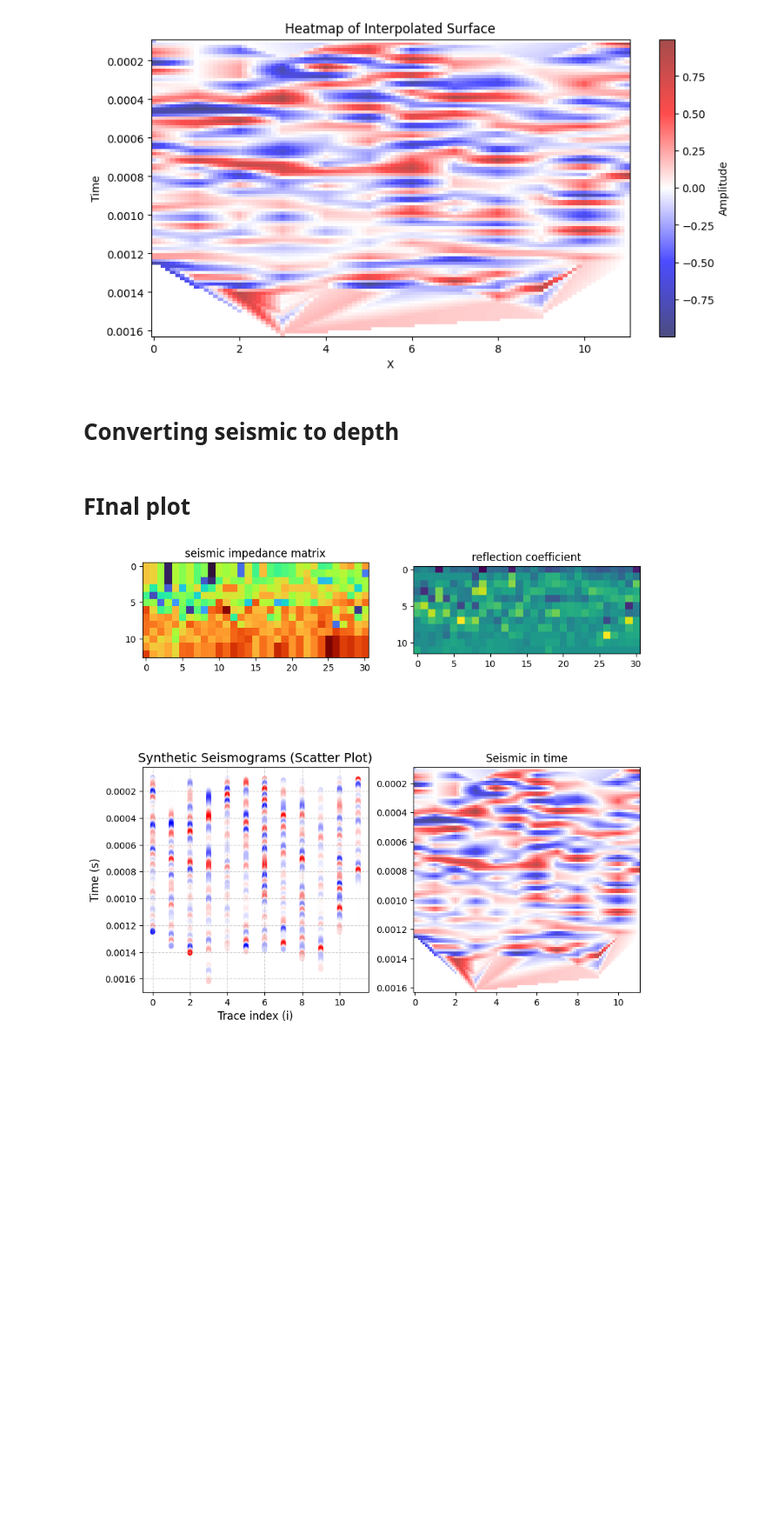
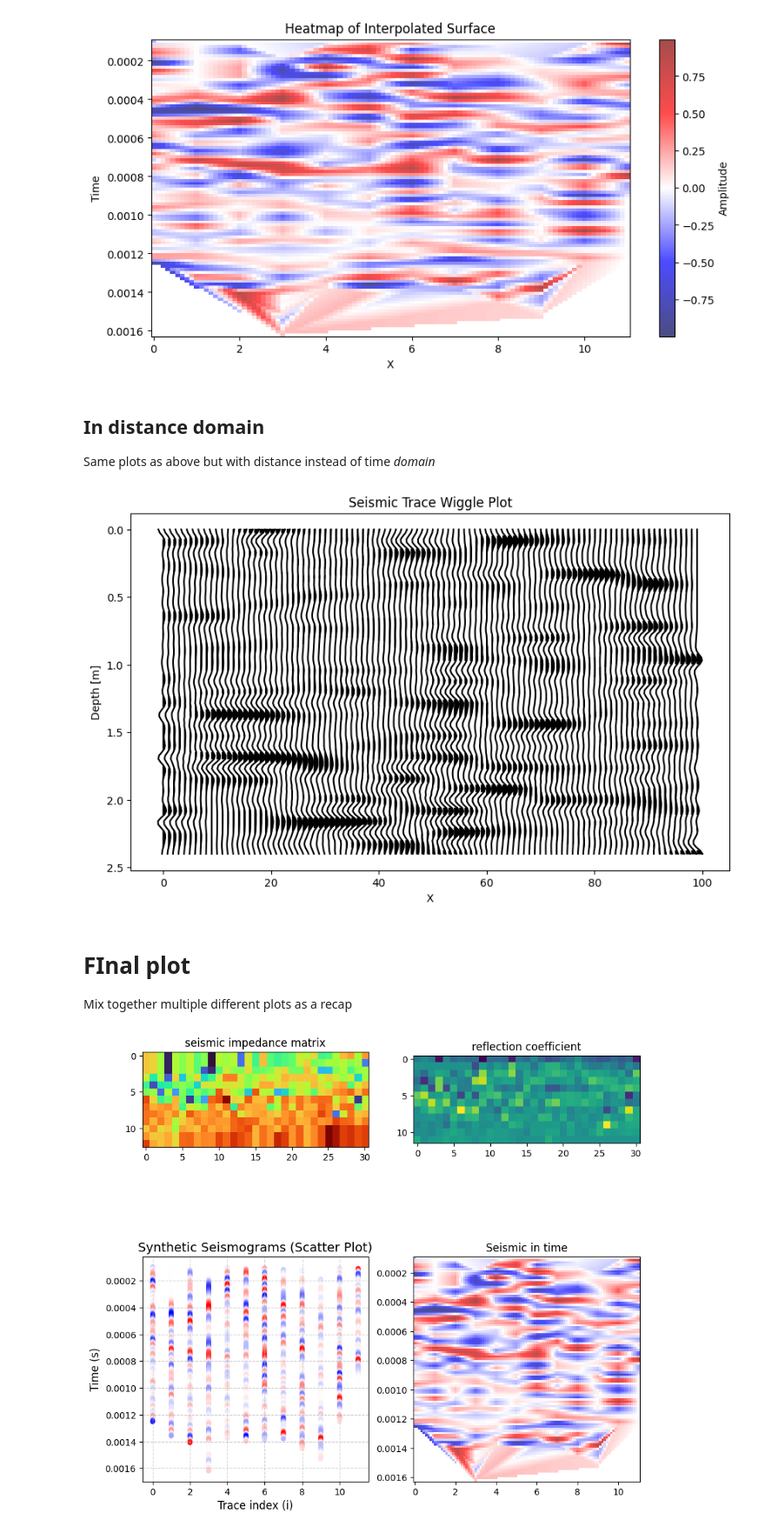
Before and after one commit to Dunckleosteus/seismic, a Jupyter notebook: seismic.ipynb, the cells around one changed output. Shown at 87% size. Drawn from its saved outputs; the diff is of its cells as text; code cells hidden in the pictures; blank space fills up the shorter version.

Commit message:
Inplemented distance interpolation

```diff
--- a/seismic.ipynb
+++ b/seismic.ipynb
@@ -423,10 +425,42 @@ plt.gca().invert_yaxis()  # Invert y-axis to match seismic trace convention
 plt.show()
 # %% [output]
 [figure]
-# %% [markdown]
-# Converting seismic to depth
-# %% [markdown]
-# FInal plot
+# %% [markdown]
+## In distance domain
+Same plots as above but with distance instead of time *domain*
+# %%
+from scipy.interpolate import interp1d
+from scipy.interpolate import griddata
+
+# Create an interpolation function
+x_dist = df['x'].values
+time = df['dept'].values  # TODO: change variable name
+amplitude = df['amplitude'].values
+
+# Create a grid of points for interpolation
+xi_dist = np.linspace(x_dist.min(), x_dist.max(), 100)
+ti_dist = np.linspace(time.min(), time.max(), 100)
+xi_dist, ti_dist = np.meshgrid(xi_dist, ti_dist)
+
+# Perform the 2D interpolation
+zi_dist = griddata((x_dist, time), amplitude, (xi_dist, ti_dist), method='linear')
+
+plt.figure(figsize=(10, 6))
+for i in range(zi_dist.shape[1]):
+    plt.plot(zi_dist[:, i] + i, ti_dist[:, i], 'k')
+    plt.fill_betweenx(ti_dist[:, i], zi_dist[:, i] + i, i, where=(zi_dist[:, i] > 0), color='black')
+
+plt.xlabel('X')
+plt.ylabel('Depth [m]')
+plt.title('Seismic Trace Wiggle Plot')
+plt.gca().invert_yaxis()  # Invert y-axis to match seismic trace convention
+plt.show()
+# %% [output]
+[figure, added]
+# %% [markdown]
+# FInal plot
+
+Mix together multiple different plots as a recap
 # %%
 fig, ax = plt.subplots(nrows = 2, ncols=2, figsize=(10, 10))
 
```
Also changed, not shown: parts of 2 cells of this notebook.
